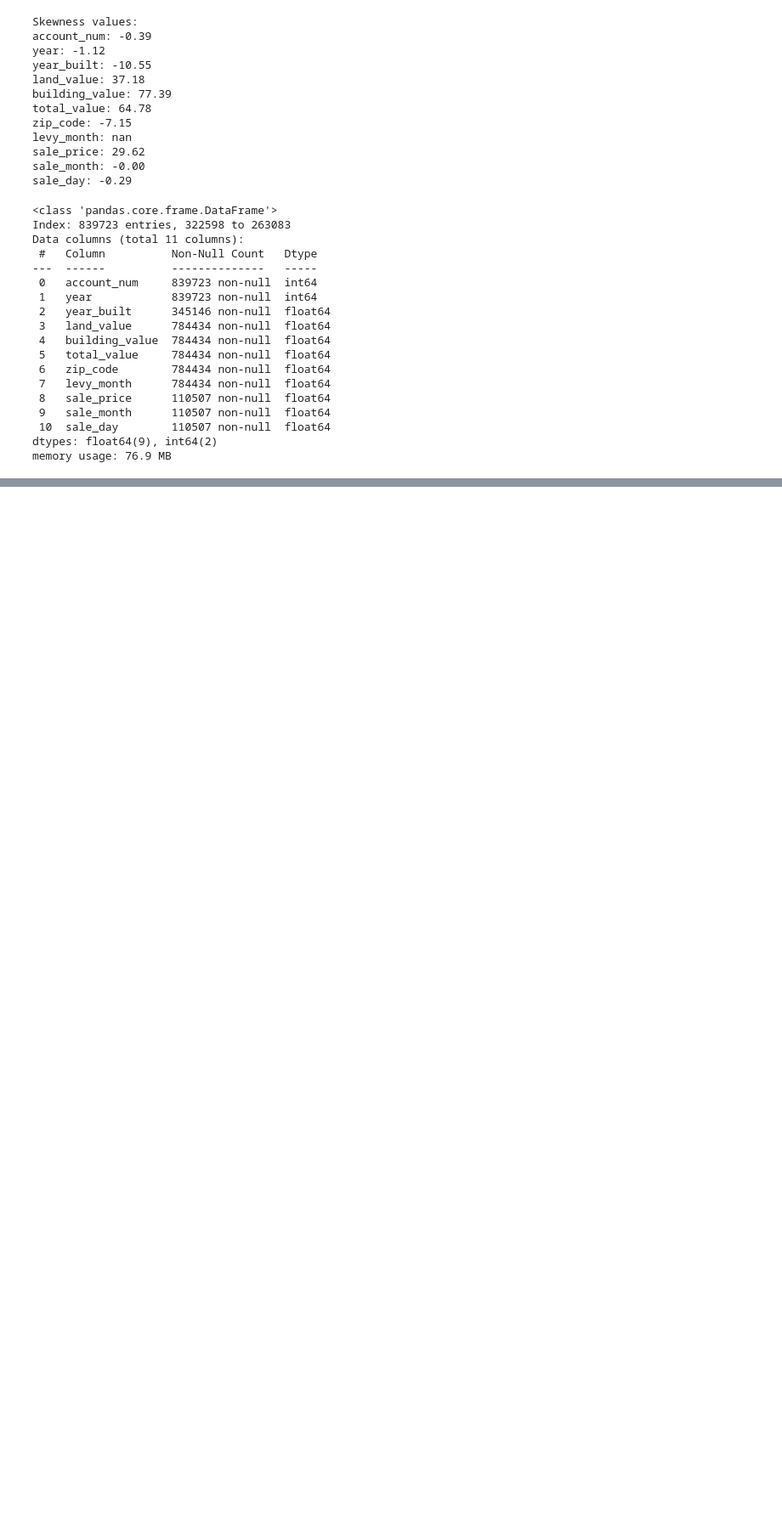
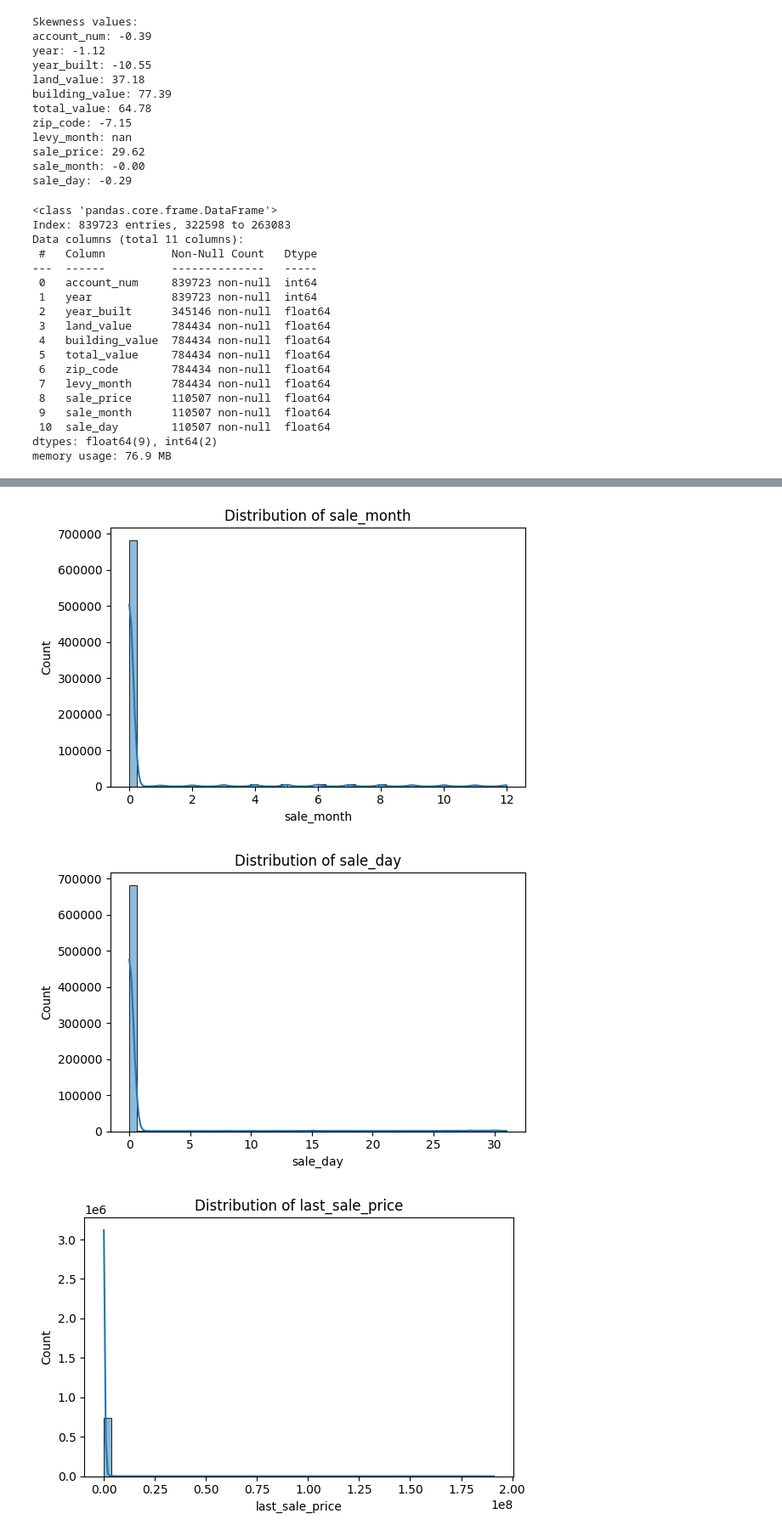
Before and after one commit to barrettdalbec/Alexandria-Personal-Project, a Jupyter notebook: Data Analysis/Data Analysis.ipynb, the cells around one changed output, grey strips where cells are left out. Shown at 85% size. Saved outputs shown, nothing was run; the diff lists cells and outputs as text; code cells hidden in the pictures; blank space fills up the shorter version.

```diff
--- a/Data Analysis/Data Analysis.ipynb
+++ b/Data Analysis/Data Analysis.ipynb
@@ -454,0 +837,3 @@ num_df[num_df['account_num'] == 10040600]
+# %%
+linear_reg_df = final_merged_df.drop(columns=['year_built', 'building_age'])
+linear_reg_df.info()
@@ -454,0 +858,4 @@ num_df[num_df['account_num'] == 10040600]
+# %%
+linear_reg_df['last_sale_year'] = linear_reg_df['last_sale_year'].fillna(-1)
+linear_reg_df['last_sale_price'] = linear_reg_df['last_sale_price'].fillna(-1)
+linear_reg_df['years_since_last_sale'] = linear_reg_df['years_since_last_sale'].fillna(-1)
@@ -454,0 +882,4 @@ num_df[num_df['account_num'] == 10040600]
+# %%
+target_linear_reg_df = linear_reg_df[linear_reg_df['target_total_value'].notna()]
+target_linear_reg_df = target_linear_reg_df.drop(columns=['levy_month', 'account_num', 'sale_price', 'had_sale'])
+target_linear_reg_df.info()
@@ -454,0 +904,11 @@ num_df[num_df['account_num'] == 10040600]
+# %%
+continuous_cols = [
+    'sale_month', 'sale_day',
+    'last_sale_price', 'years_since_last_sale',
+    'target_total_value', 'construction_quality_numeric',
+    'building_condition_numeric'
+]
+
+for col in continuous_cols:
+    col_skew = skew(target_linear_reg_df[col])
+    print(f"{col}: {col_skew:.2f}")
@@ -454,0 +923,14 @@ num_df[num_df['account_num'] == 10040600]
+# %%
+# Plot
+for col in continuous_cols:
+    plt.figure(figsize=(6, 4))
+    sns.histplot(target_linear_reg_df[col], kde=True, bins=50)
+    plt.title(f"Distribution of {col}")
+    plt.xlabel(col)
+    plt.ylabel("Count")
+    plt.tight_layout()
+    plt.show()
+# %% [output]
+[figure, added]
+[figure, added]
+[figure, added]
```
Also changed, not shown: parts of 52 cells of this notebook, 2 other files.
